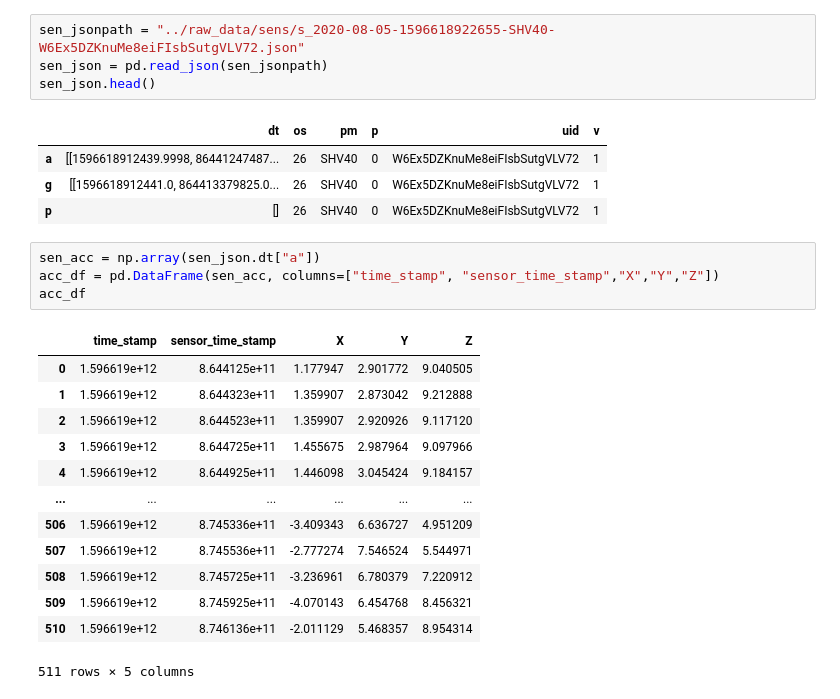
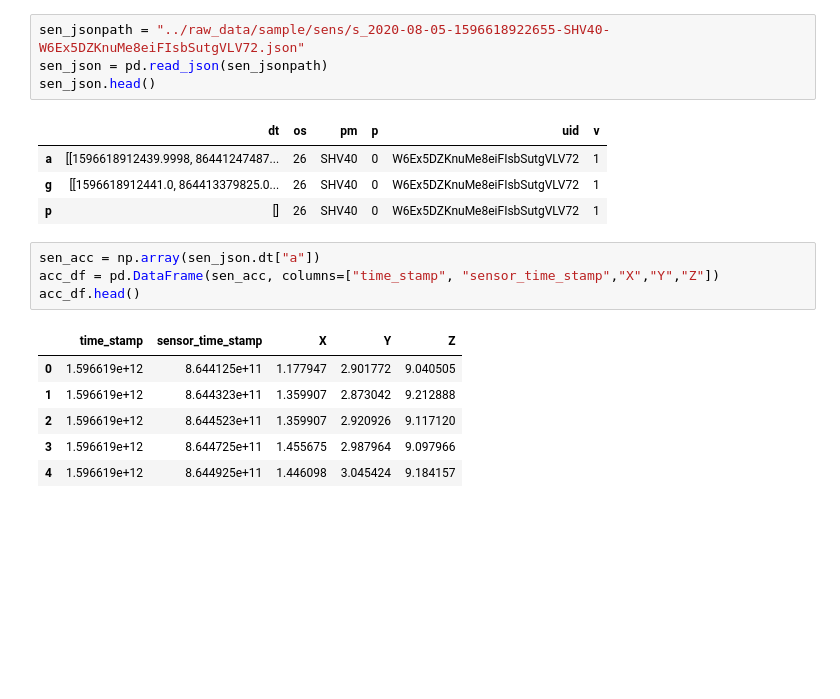
Before and after one commit to koka-koala/fallguys, a Jupyter notebook: notebooks/jin_intro.ipynb, the cells around one changed output. Saved outputs shown, nothing was run; the diff lists cells and outputs as text; blank space fills up the shorter version.

```diff
--- a/notebooks/jin_intro.ipynb
+++ b/notebooks/jin_intro.ipynb
@@ -64,5 +91,5 @@ an_json.head()
 # %%
-sen_jsonpath = "../raw_data/sens/s_2020-08-05-1596618922655-SHV40-W6Ex5DZKnuMe8eiFIsbSutgVLV72.json"
+sen_jsonpath = "../raw_data/sample/sens/s_2020-08-05-1596618922655-SHV40-W6Ex5DZKnuMe8eiFIsbSutgVLV72.json"
 sen_json = pd.read_json(sen_jsonpath)
 sen_json.head()
 # %% [output]
@@ -73,21 +100,14 @@ sen_json.head()
 # %%
 sen_acc = np.array(sen_json.dt["a"])
 acc_df = pd.DataFrame(sen_acc, columns=["time_stamp", "sensor_time_stamp","X","Y","Z"])
-acc_df
+acc_df.head()
 # %% [output]
 |  | time_stamp | sensor_time_stamp | X | Y | Z |
 | 0 | 1.596619e+12 | 8.644125e+11 | 1.177947 | 2.901772 | 9.040505 |
 | 1 | 1.596619e+12 | 8.644323e+11 | 1.359907 | 2.873042 | 9.212888 |
 | 2 | 1.596619e+12 | 8.644523e+11 | 1.359907 | 2.920926 | 9.117120 |
 | 3 | 1.596619e+12 | 8.644725e+11 | 1.455675 | 2.987964 | 9.097966 |
 | 4 | 1.596619e+12 | 8.644925e+11 | 1.446098 | 3.045424 | 9.184157 |
-| ... | ... | ... | ... | ... | ... |
-| 506 | 1.596619e+12 | 8.745336e+11 | -3.409343 | 6.636727 | 4.951209 |
-| 507 | 1.596619e+12 | 8.745536e+11 | -2.777274 | 7.546524 | 5.544971 |
-| 508 | 1.596619e+12 | 8.745725e+11 | -3.236961 | 6.780379 | 7.220912 |
-| 509 | 1.596619e+12 | 8.745925e+11 | -4.070143 | 6.454768 | 8.456321 |
-| 510 | 1.596619e+12 | 8.746136e+11 | -2.011129 | 5.468357 | 8.954314 |
-511 rows × 5 columns
 # %%
 sen_gyro = np.array(sen_json.dt["g"])
 gyro_df = pd.DataFrame(sen_gyro, columns=["time_stamp", "sensor_time_stamp","X","Y","Z"])
```
Also changed, not shown: parts of 21 cells of this notebook.
